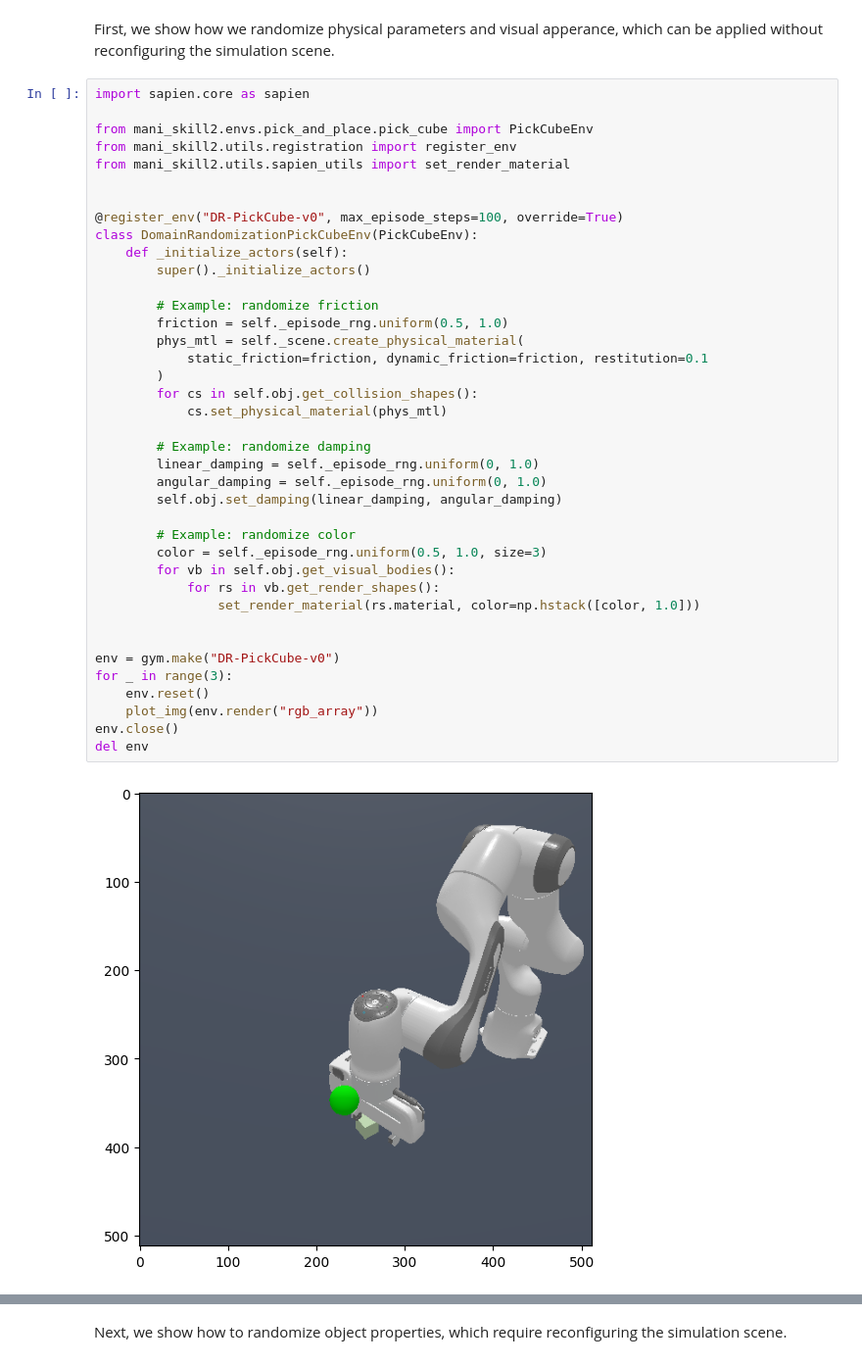
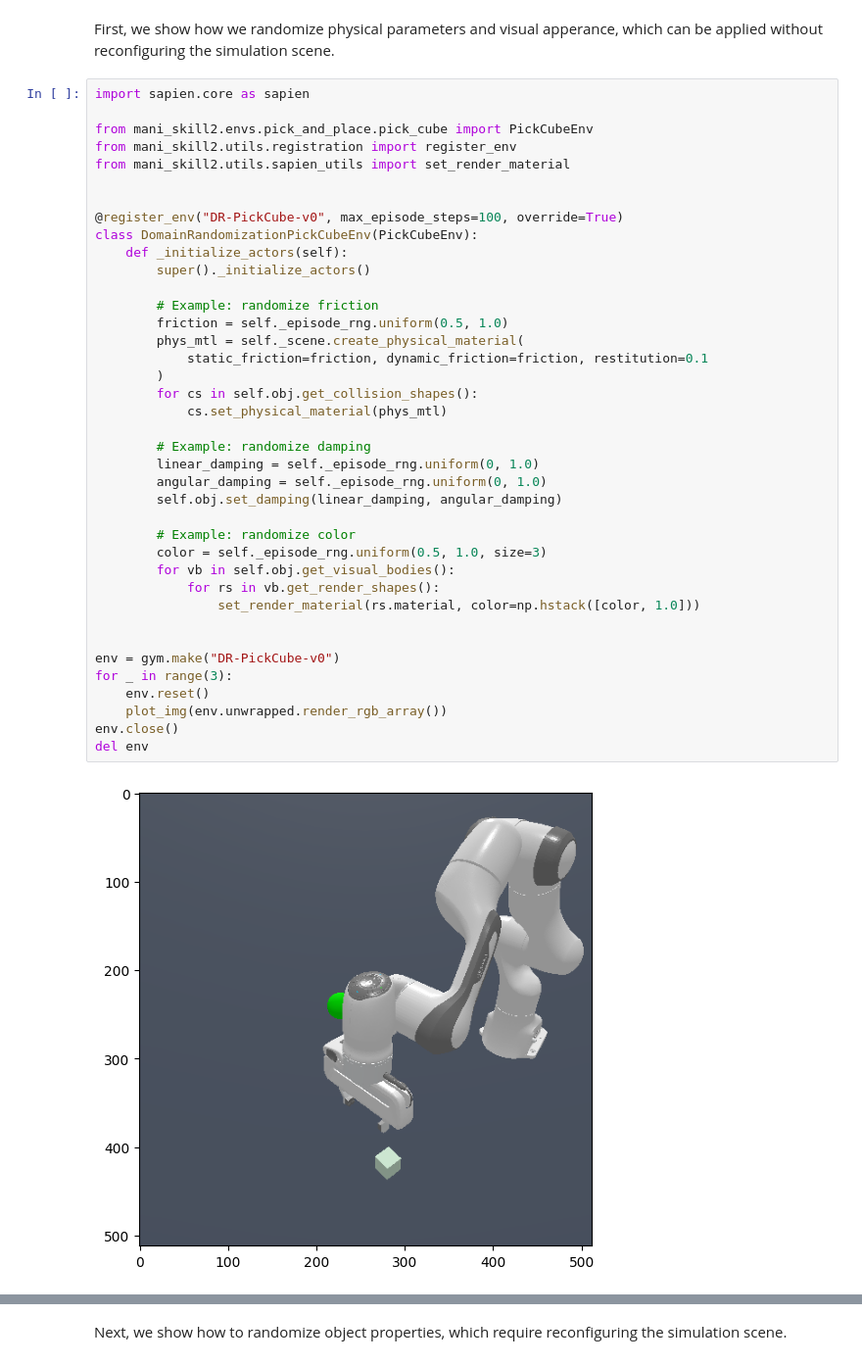
Before and after one commit to haosulab/ManiSkill, a Jupyter notebook: examples/tutorials/customize_environments.ipynb, the cells around one changed output, grey strips where cells are left out. Shown at 98% size. Cells and saved outputs as stored; diff of their text form.

```diff
--- a/examples/tutorials/customize_environments.ipynb
+++ b/examples/tutorials/customize_environments.ipynb
@@ -434,32 +477,32 @@ from mani_skill2.utils.sapien_utils import set_render_material
 class DomainRandomizationPickCubeEnv(PickCubeEnv):
     def _initialize_actors(self):
         super()._initialize_actors()
 
         # Example: randomize friction
         friction = self._episode_rng.uniform(0.5, 1.0)
         phys_mtl = self._scene.create_physical_material(
             static_friction=friction, dynamic_friction=friction, restitution=0.1
         )
         for cs in self.obj.get_collision_shapes():
             cs.set_physical_material(phys_mtl)
 
         # Example: randomize damping
         linear_damping = self._episode_rng.uniform(0, 1.0)
         angular_damping = self._episode_rng.uniform(0, 1.0)
         self.obj.set_damping(linear_damping, angular_damping)
 
         # Example: randomize color
         color = self._episode_rng.uniform(0.5, 1.0, size=3)
         for vb in self.obj.get_visual_bodies():
             for rs in vb.get_render_shapes():
                 set_render_material(rs.material, color=np.hstack([color, 1.0]))
 
 
 env = gym.make("DR-PickCube-v0")
 for _ in range(3):
     env.reset()
-    plot_img(env.render("rgb_array"))
+    plot_img(env.unwrapped.render_rgb_array())
 env.close()
 del env
 # %% [output]
-[figure, old version]
+[figure, new version]
```
Also changed, not shown: parts of 17 cells of this notebook.
